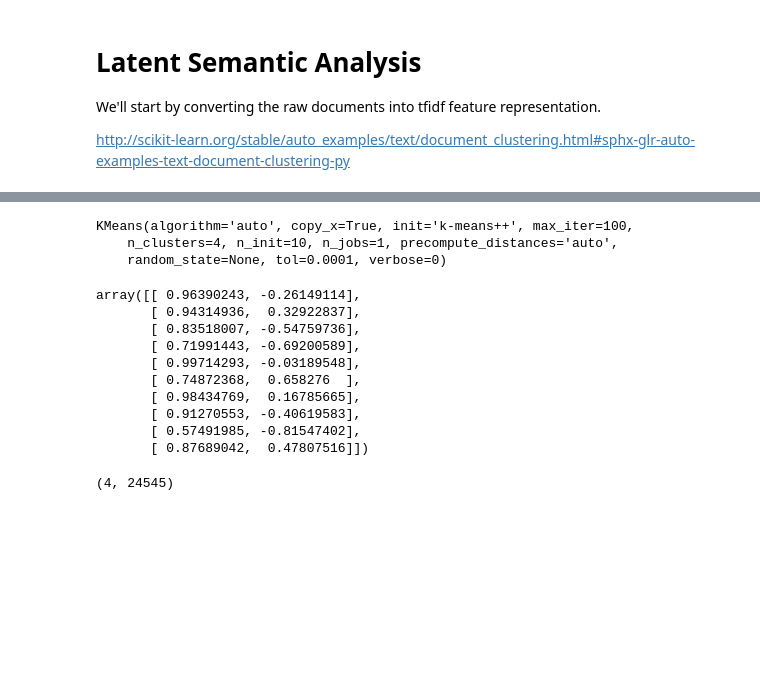
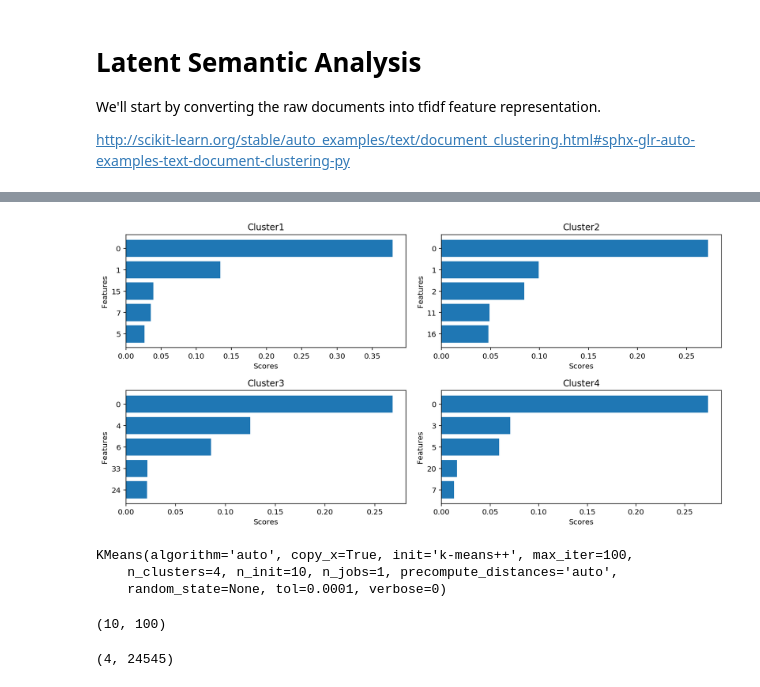
Before and after one commit to ethen8181/programming, a Jupyter notebook: dim_reduction/LSA/LSA.ipynb, the cells around one changed output, grey strips where cells are left out. Saved outputs shown, nothing was run; the diff lists cells and outputs as text; code cells hidden in the pictures; blank space fills up the shorter version.

```diff
--- a/dim_reduction/LSA/LSA.ipynb
+++ b/dim_reduction/LSA/LSA.ipynb
@@ -106,3 +142,35 @@ plt.show()
+# %%
+plt.rcParams['figure.figsize'] = 12, 6
+
+import math
+
+def vis_top_cluster_weight(scores, topn):
+    size = math.sqrt(scores.shape[0])
+    n_col = math.ceil(size)
+    n_row = int(size)
+    fig = plt.figure()
+
+    for idx, score in enumerate(scores):
+        # obtain the topn feature weight
+        ids = np.argpartition(score, -topn)[-topn:]
+        best_ids = np.argsort(score[ids])
+        best = ids[best_ids]
+
+        yticks = np.arange(1, best.size + 1)
+        ax = plt.subplot(n_row, n_col, idx + 1)
+        ax.barh(yticks, score[best])
+        ax.set_yticks(yticks)
+        ax.set_yticklabels(best)
+        ax.set_xlabel('Scores')
+        ax.set_ylabel('Features')
+        ax.set_title('Cluster' + str(idx + 1))
+
+    plt.tight_layout()
+
+vis_top_cluster_weight(scores = gmm.means_, topn = 5)
+plt.show()
+# %% [output]
+[figure, added]
 # %%
 # from sklearn.cluster import KMeans
 
@@ -114,18 +182,9 @@ KMeans(algorithm='auto', copy_x=True, init='k-means++', max_iter=100,
     n_clusters=4, n_init=10, n_jobs=1, precompute_distances='auto',
     random_state=None, tol=0.0001, verbose=0)
 # %%
-gmm.means_
+gmm.means_.shape
 # %% [output]
-array([[ 0.96390243, -0.26149114],
-       [ 0.94314936,  0.32922837],
-       [ 0.83518007, -0.54759736],
-       [ 0.71991443, -0.69200589],
-       [ 0.99714293, -0.03189548],
-       [ 0.74872368,  0.658276  ],
-       [ 0.98434769,  0.16785665],
-       [ 0.91270553, -0.40619583],
-       [ 0.57491985, -0.81547402],
-       [ 0.87689042,  0.47807516]])
+(10, 100)
 # %%
 centroids = svd.inverse_transform(kmeans.cluster_centers_)
 centroids.shape
```
Also changed, not shown: parts of 6 cells of this notebook, 4 other files.
